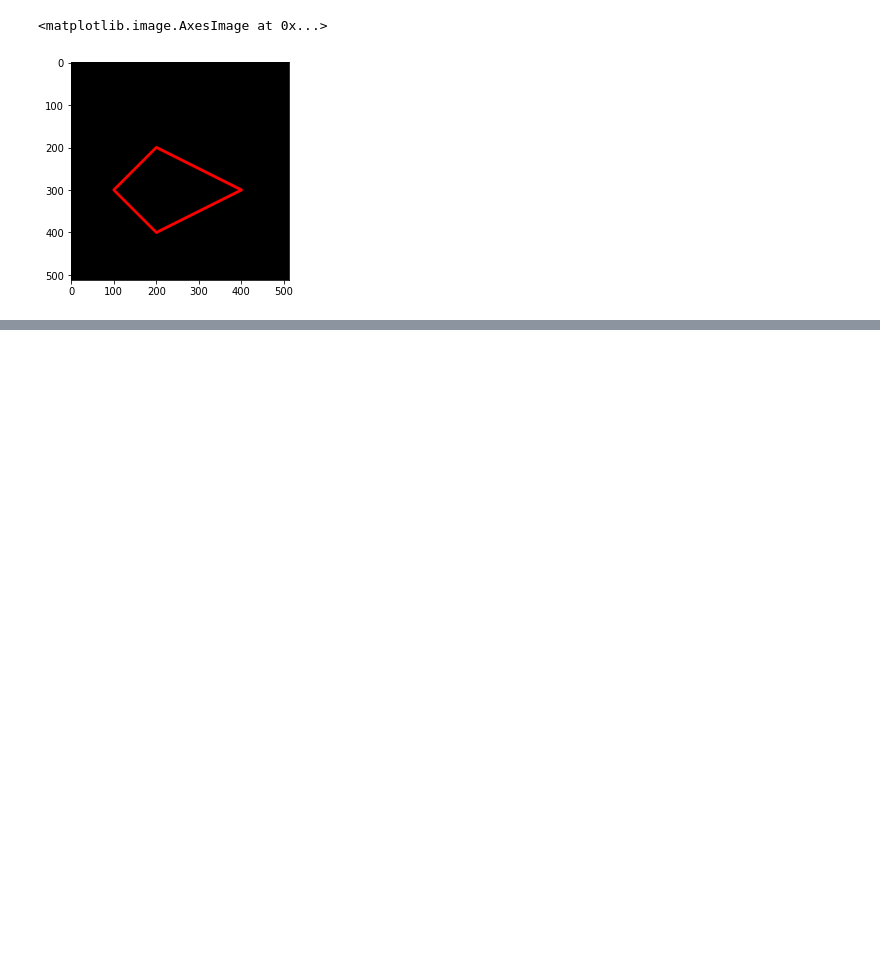
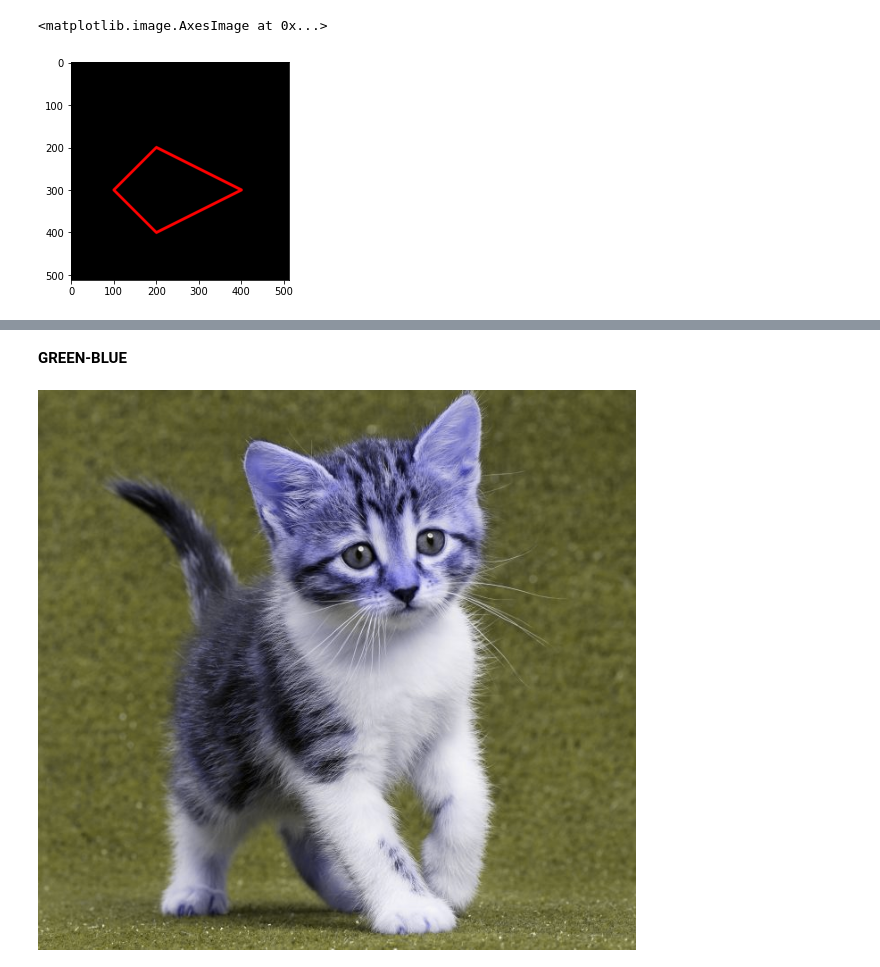
Before and after one commit to AlifiyulAkyun/PCVK_Genap_2023, a Jupyter notebook: Week2.ipynb, the cells around one changed output, grey strips where cells are left out. Cells and saved outputs as stored; diff of their text form; code cells hidden in the pictures; blank space fills up the shorter version.

```diff
--- a/Week2.ipynb
+++ b/Week2.ipynb
@@ -135,0 +203,10 @@ plt.imshow(black_img2)
+# %% [markdown]
+**GREEN-BLUE**
+# %%
+# memisahkan channel warna
+img_gb = cv.merge([img_mhb[:,:,1], img_mhb[:,:,0], img_mhb[:,:,0]])
+
+# menampilkan citra dengan hanya menampilkan channel hijau-biru (GB) saja
+cv2_imshow(img_gb)
+# %% [output]
+[figure, added]
```
Also changed, not shown: parts of 10 cells of this notebook.
